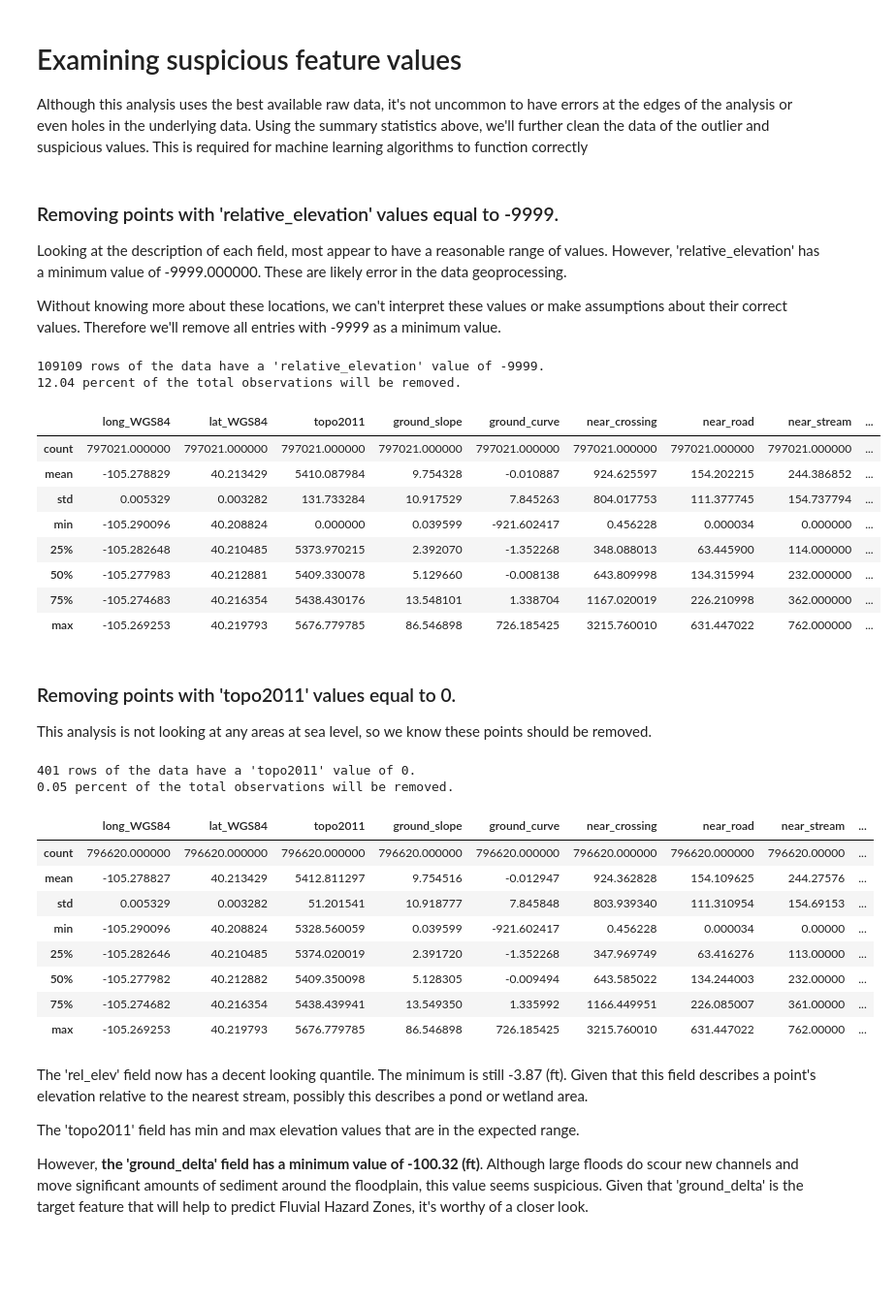
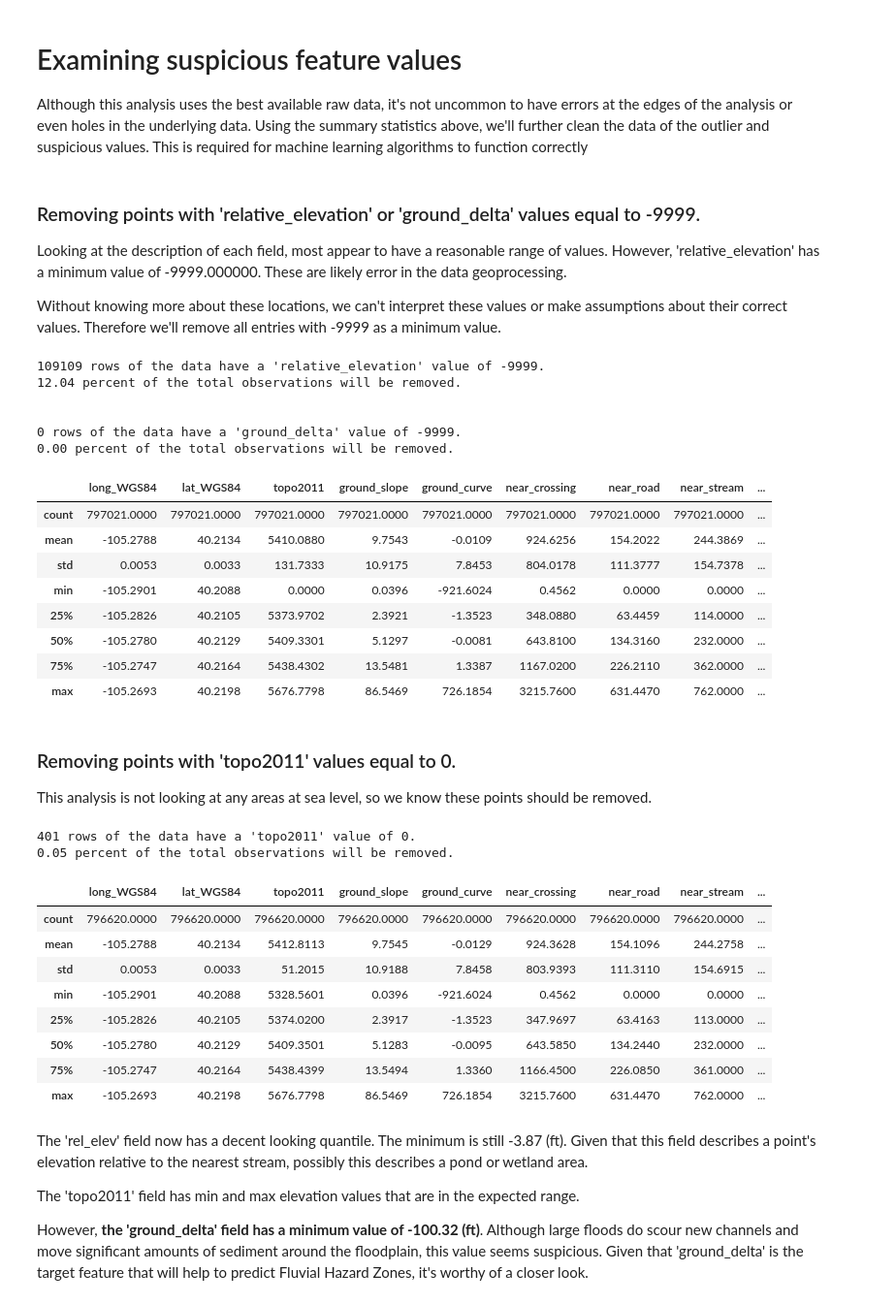
Before and after one commit to indielyt/Fluvial_Hazard_Zone_Prediction, a Jupyter notebook: 2_FHZ_DataCleaning.ipynb, the cells around one changed output. Shown at 97% size. Drawn from its saved outputs; the diff is of its cells as text; code cells hidden in the pictures; blank space fills up the shorter version.

```diff
--- a/2_FHZ_DataCleaning.ipynb
+++ b/2_FHZ_DataCleaning.ipynb
@@ -14,6 +14,9 @@ sns.set()
 # %% [markdown]
 # The Data
 # %%
+# Suppress scientific notation globally
+pd.options.display.float_format = '{:.4f}'.format
+
 # Import data from .txt file
 txt = r'/Users/Daniel/Documents/Programming/Project_Scripts/CMZ/data/SSV_FINAL.txt'
 df = pd.read_csv(txt, sep=",", header=0)
@@ -62,31 +65,49 @@ memory usage: 76.0 MB
 # Examining suspicious feature values
 Although this analysis uses the best available raw data, it's not uncommon to have errors at the edges of the analysis or even holes in the underlying data.  Using the summary statistics above, we'll further clean the data of the outlier and suspicious values.  This is required for machine learning algorithms to function correctly
 # %% [markdown]
-### Removing points with 'relative_elevation' values equal to -9999.
+### Removing points with 'relative_elevation'  or 'ground_delta' values equal to -9999.
 Looking at the description of each field, most appear to have a reasonable range of values.  However, 'relative_elevation' has a minimum value of -9999.000000.  These are likely error in the data geoprocessing.
 
 Without knowing more about these locations, we can't interpret these values or make assumptions about their correct values.  Therefore we'll remove all entries with -9999 as a minimum value.
 # %%
+# Handle suspicious 'relative_elevation' values:
+
 # Determine the number of observations with suspicious 'realtive_elevation' values
-print ("%s rows of the data have a 'relative_elevation' value of -9999." %(df[df.relative_elevation ==-9999]['relative_elevation'].count()))
-print ("%.2f percent of the total observations will be removed." %(df[df.relative_elevation ==-9999]['relative_elevation'].count()/len(df)*100))
+print ("%s rows of the data have a 'relative_elevation' value of -9999." %(df[df.relative_elevation ==-9999.0000]['relative_elevation'].count()))
+print ("%.2f percent of the total observations will be removed." %(df[df.relative_elevation ==-9999.0000]['relative_elevation'].count()/len(df)*100))
 print ('\n')
 # Remove these data points as we don't have a defensable method to interpolate this value
-df.drop(df[df.relative_elevation == -9999].index, inplace=True)
+# df.drop(df[df.relative_elevation == -9999].index, inplace=True)
+df.drop(df[df.relative_elevation == -9999.0000].index, inplace=True)
+
+
+# Handle suspicious 'ground_delta' values:
+
+# Determine the number of observations with suspicious 'ground_delta' values
+print ("%s rows of the data have a 'ground_delta' value of -9999." %(df[df.ground_delta < -9998.0000]['ground_delta'].count()))
+print ("%.2f percent of the total observations will be removed." %(df[df.ground_delta < -9998.0000]['ground_delta'].count()/len(df)*100))
+print ('\n')
+# Remove these data points as we don't have a defensable method to interpolate this value
+df.drop(df[df.ground_delta < -9998].index, inplace=True)
+
 
 df.describe()
 # %% [output]
 109109 rows of the data have a 'relative_elevation' value of -9999.
 12.04 percent of the total observations will be removed.
+
+
+0 rows of the data have a 'ground_delta' value of -9999.
+0.00 percent of the total observations will be removed.
 |  | long_WGS84 | lat_WGS84 | topo2011 | ground_slope | ground_curve | near_crossing | near_road | near_stream | ... |
-| count | 797021.000000 | 797021.000000 | 797021.000000 | 797021.000000 | 797021.000000 | 797021.000000 | 797021.000000 | 797021.000000 | ... |
-| mean | -105.278829 | 40.213429 | 5410.087984 | 9.754328 | -0.010887 | 924.625597 | 154.202215 | 244.386852 | ... |
-| std | 0.005329 | 0.003282 | 131.733284 | 10.917529 | 7.845263 | 804.017753 | 111.377745 | 154.737794 | ... |
-| min | -105.290096 | 40.208824 | 0.000000 | 0.039599 | -921.602417 | 0.456228 | 0.000034 | 0.000000 | ... |
-| 25% | -105.282648 | 40.210485 | 5373.970215 | 2.392070 | -1.352268 | 348.088013 | 63.445900 | 114.000000 | ... |
-| 50% | -105.277983 | 40.212881 | 5409.330078 | 5.129660 | -0.008138 | 643.809998 | 134.315994 | 232.000000 | ... |
-| 75% | -105.274683 | 40.216354 | 5438.430176 | 13.548101 | 1.338704 | 1167.020019 | 226.210998 | 362.000000 | ... |
-| max | -105.269253 | 40.219793 | 5676.779785 | 86.546898 | 726.185425 | 3215.760010 | 631.447022 | 762.000000 | ... |
+| count | 797021.0000 | 797021.0000 | 797021.0000 | 797021.0000 | 797021.0000 | 797021.0000 | 797021.0000 | 797021.0000 | ... |
+| mean | -105.2788 | 40.2134 | 5410.0880 | 9.7543 | -0.0109 | 924.6256 | 154.2022 | 244.3869 | ... |
+| std | 0.0053 | 0.0033 | 131.7333 | 10.9175 | 7.8453 | 804.0178 | 111.3777 | 154.7378 | ... |
+| min | -105.2901 | 40.2088 | 0.0000 | 0.0396 | -921.6024 | 0.4562 | 0.0000 | 0.0000 | ... |
+| 25% | -105.2826 | 40.2105 | 5373.9702 | 2.3921 | -1.3523 | 348.0880 | 63.4459 | 114.0000 | ... |
+| 50% | -105.2780 | 40.2129 | 5409.3301 | 5.1297 | -0.0081 | 643.8100 | 134.3160 | 232.0000 | ... |
+| 75% | -105.2747 | 40.2164 | 5438.4302 | 13.5481 | 1.3387 | 1167.0200 | 226.2110 | 362.0000 | ... |
+| max | -105.2693 | 40.2198 | 5676.7798 | 86.5469 | 726.1854 | 3215.7600 | 631.4470 | 762.0000 | ... |
 # %% [markdown]
 ### Removing points with 'topo2011' values equal to 0.
 This analysis is not looking at any areas at sea level, so we know these points should be removed.
@@ -103,14 +124,14 @@ df.describe()
 401 rows of the data have a 'topo2011' value of 0.
 0.05 percent of the total observations will be removed.
 |  | long_WGS84 | lat_WGS84 | topo2011 | ground_slope | ground_curve | near_crossing | near_road | near_stream | ... |
-| count | 796620.000000 | 796620.000000 | 796620.000000 | 796620.000000 | 796620.000000 | 796620.000000 | 796620.000000 | 796620.00000 | ... |
-| mean | -105.278827 | 40.213429 | 5412.811297 | 9.754516 | -0.012947 | 924.362828 | 154.109625 | 244.27576 | ... |
-| std | 0.005329 | 0.003282 | 51.201541 | 10.918777 | 7.845848 | 803.939340 | 111.310954 | 154.69153 | ... |
-| min | -105.290096 | 40.208824 | 5328.560059 | 0.039599 | -921.602417 | 0.456228 | 0.000034 | 0.00000 | ... |
-| 25% | -105.282646 | 40.210485 | 5374.020019 | 2.391720 | -1.352268 | 347.969749 | 63.416276 | 113.00000 | ... |
-| 50% | -105.277982 | 40.212882 | 5409.350098 | 5.128305 | -0.009494 | 643.585022 | 134.244003 | 232.00000 | ... |
-| 75% | -105.274682 | 40.216354 | 5438.439941 | 13.549350 | 1.335992 | 1166.449951 | 226.085007 | 361.00000 | ... |
-| max | -105.269253 | 40.219793 | 5676.779785 | 86.546898 | 726.185425 | 3215.760010 | 631.447022 | 762.00000 | ... |
+| count | 796620.0000 | 796620.0000 | 796620.0000 | 796620.0000 | 796620.0000 | 796620.0000 | 796620.0000 | 796620.0000 | ... |
+| mean | -105.2788 | 40.2134 | 5412.8113 | 9.7545 | -0.0129 | 924.3628 | 154.1096 | 244.2758 | ... |
+| std | 0.0053 | 0.0033 | 51.2015 | 10.9188 | 7.8458 | 803.9393 | 111.3110 | 154.6915 | ... |
+| min | -105.2901 | 40.2088 | 5328.5601 | 0.0396 | -921.6024 | 0.4562 | 0.0000 | 0.0000 | ... |
+| 25% | -105.2826 | 40.2105 | 5374.0200 | 2.3917 | -1.3523 | 347.9697 | 63.4163 | 113.0000 | ... |
+| 50% | -105.2780 | 40.2129 | 5409.3501 | 5.1283 | -0.0095 | 643.5850 | 134.2440 | 232.0000 | ... |
+| 75% | -105.2747 | 40.2164 | 5438.4399 | 13.5494 | 1.3360 | 1166.4500 | 226.0850 | 361.0000 | ... |
+| max | -105.2693 | 40.2198 | 5676.7798 | 86.5469 | 726.1854 | 3215.7600 | 631.4470 | 762.0000 | ... |
 # %% [markdown]
 The 'rel_elev' field now has a decent looking quantile. The minimum is still -3.87 (ft).  Given that this field describes a point's elevation relative to the nearest stream, possibly this describes a pond or wetland area.
 
```
Also changed, not shown: parts of 61 cells of this notebook, 3 other files.
